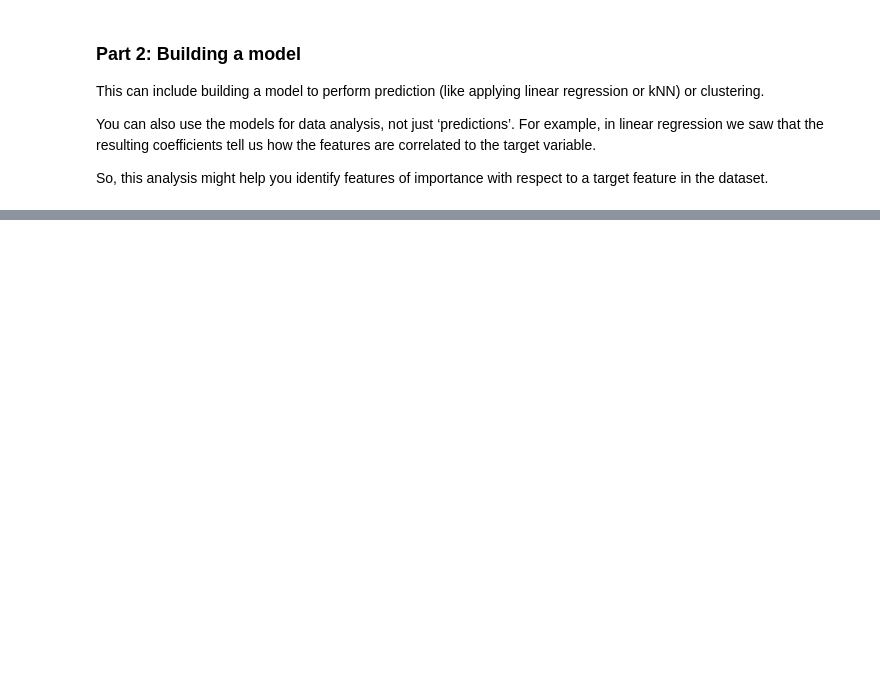
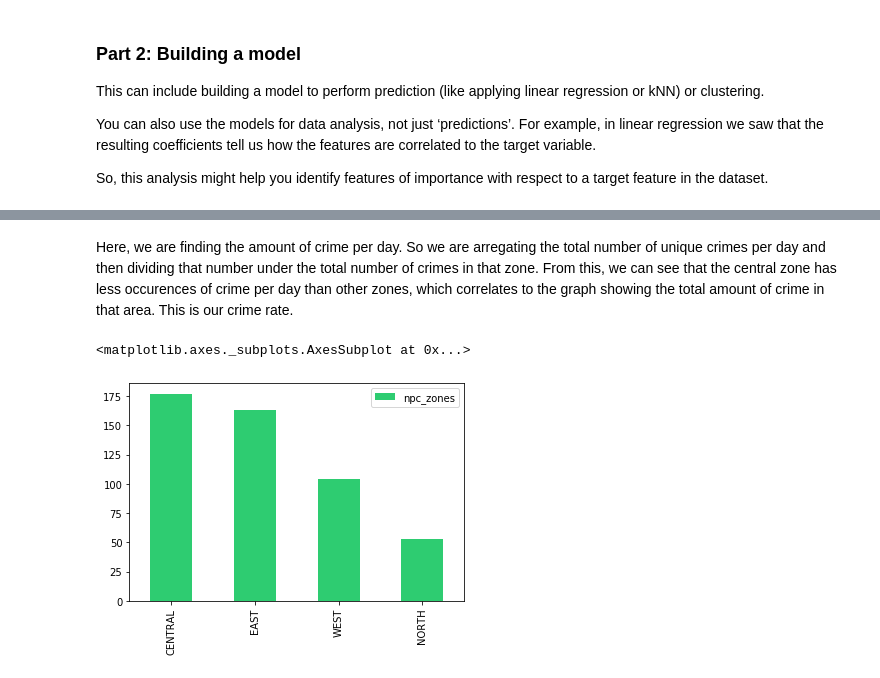
Before and after one commit to CS-UCR/cs105-prj-phase3-doublestuffedoreo, a Jupyter notebook: doublestuffedoreo_proj_CS105.ipynb, the cells around one changed output, grey strips where cells are left out. Drawn from its saved outputs; the diff is of its cells as text; code cells hidden in the pictures; blank space fills up the shorter version.

```diff
--- a/doublestuffedoreo_proj_CS105.ipynb
+++ b/doublestuffedoreo_proj_CS105.ipynb
@@ -51,0 +44,30 @@ compare their results.
+# %%
+restaurants_df = restaurants_df[(restaurants_df.zip_code != '09251') | (restaurants_df.zip_code != '91010') | (restaurants_df.zip_code != 'GL54 2DP')]
+restaurants_df["npc_zones"] = restaurants_df["zip_code"].map({
+    '92509' : 'WEST',
+    '92507' : 'EAST',
+    '92503' : 'CENTRAL',
+    '92506' : 'CENTRAL',
+    '92505' : 'WEST',
+    '92504' : 'NORTH',
+    '92501' : 'EAST',
+    '92508' : 'CENTRAL',
+    '92313' : 'NORTH',
+    '92502' : 'EAST',
+    '92516' : 'EAST',
+    '92882' : 'WEST',
+    '92324' : 'NORTH',
+    '92373' : 'EAST',
+    '92521' : 'EAST',
+    '92345' : 'NORTH'
+})
+
+restaurants_df["price_value"] = restaurants_df["price"].map({
+    '0.0' : 0,
+    '$' : 1,
+    '$$' : 2,
+    '$$$' : 3,
+    '$$$$' : 4,
+})
+
+restaurants_df.head()
@@ -51,0 +105,7 @@ compare their results.
+# %% [markdown]
+Here, we are finding the amount of crime per day. So we are arregating the total number of unique crimes per day and then dividing that number under the total number of crimes in that zone. From this, we can see that the central zone has less occurences of crime per day than other zones, which correlates to the graph showing the total amount of crime in that area. This is our crime rate.
+# %%
+restaurants_df.npc_zones.value_counts().plot.bar(legend=True, color="#2ecc71")
+# %% [output]
+<matplotlib.axes._subplots.AxesSubplot at 0x...>
+[figure, added]
```
Also changed, not shown: parts of 14 cells of this notebook.
